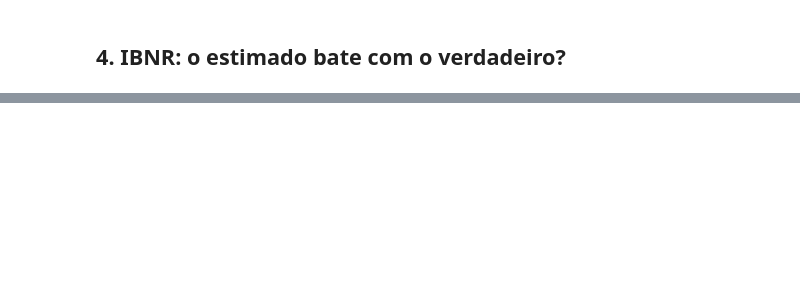
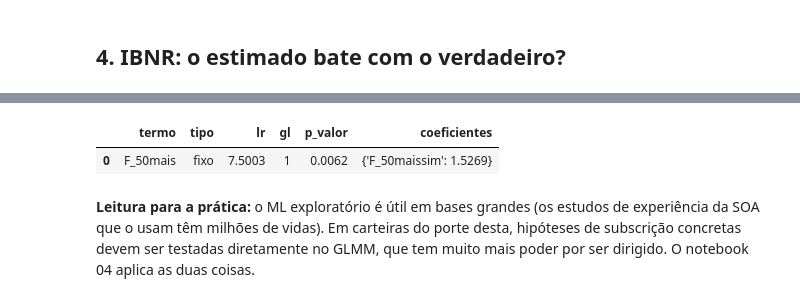
Before and after one commit to arthurpmotta02/vida-grupo-pricing, a Jupyter notebook: notebooks/90_validacao_sintetica.ipynb, the cells around one changed output, grey strips where cells are left out. Drawn from its saved outputs; the diff is of its cells as text; code cells hidden in the pictures; blank space fills up the shorter version.

```diff
--- a/notebooks/90_validacao_sintetica.ipynb
+++ b/notebooks/90_validacao_sintetica.ipynb
@@ -155,0 +197,12 @@ regra contratual, e próximas entre si: o que a teoria prevê. No backtest com d
+# %%
+regiao = cenarios["construção (F), 50+"]
+dp = dfd.assign(N=np.random.default_rng(100).poisson(dfd["mu_manual"] * np.where(regiao, 1.4, 1.0)),
+                F_50mais=np.where(regiao, "sim", "nao"))
+D.testar_candidato_glmm(dp, cm, ["log_capital_c", "cnae_secao"], ["F_50mais"], categoricas_extras=["F_50mais"])
+# %% [output]
+|  | termo | tipo | lr | gl | p_valor | coeficientes |
+| 0 | F_50mais | fixo | 7.5003 | 1 | 0.0062 | {'F_50maissim': 1.5269} |
+# %% [markdown]
+**Leitura para a prática:** o ML exploratório é útil em bases grandes (os estudos de experiência da SOA que o
+usam têm milhões de vidas). Em carteiras do porte desta, hipóteses de subscrição concretas devem ser testadas
+diretamente no GLMM, que tem muito mais poder por ser dirigido. O notebook 04 aplica as duas coisas.
```
Also changed, not shown: parts of 11 cells of this notebook, 51 other files.
